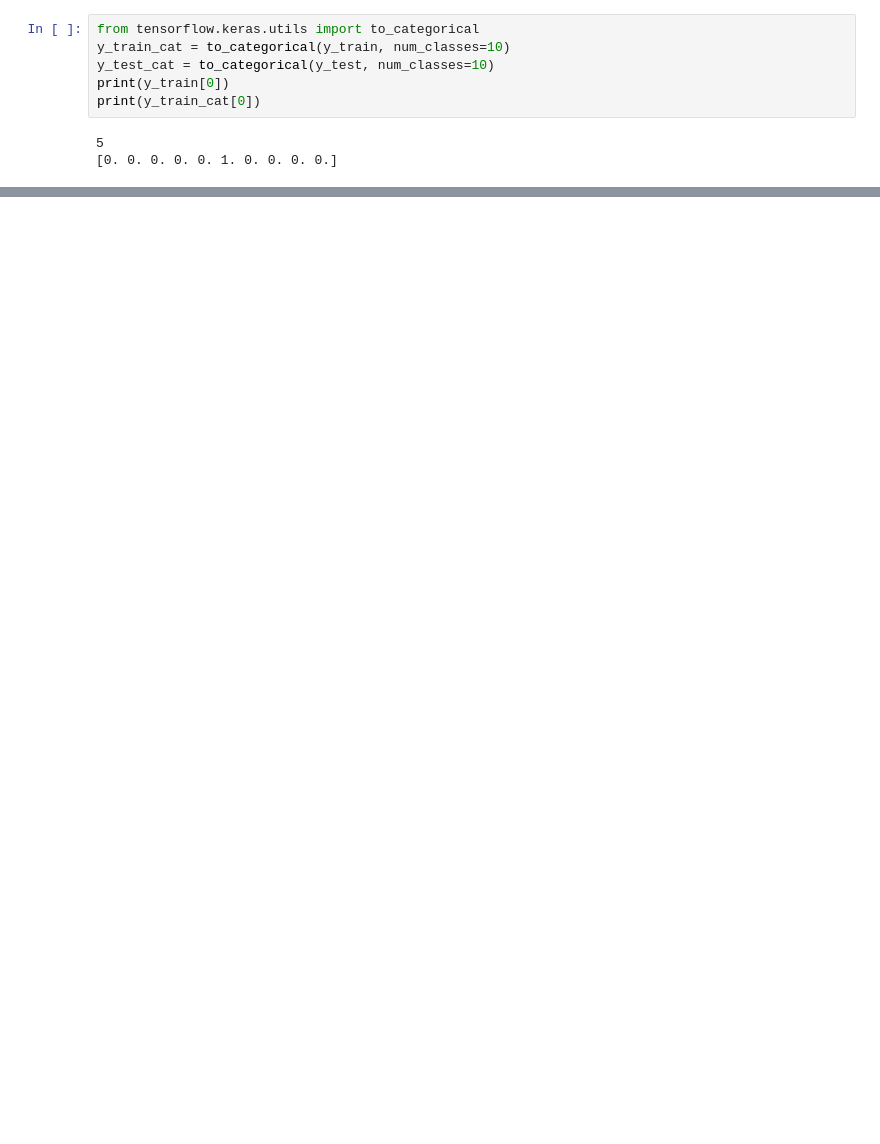
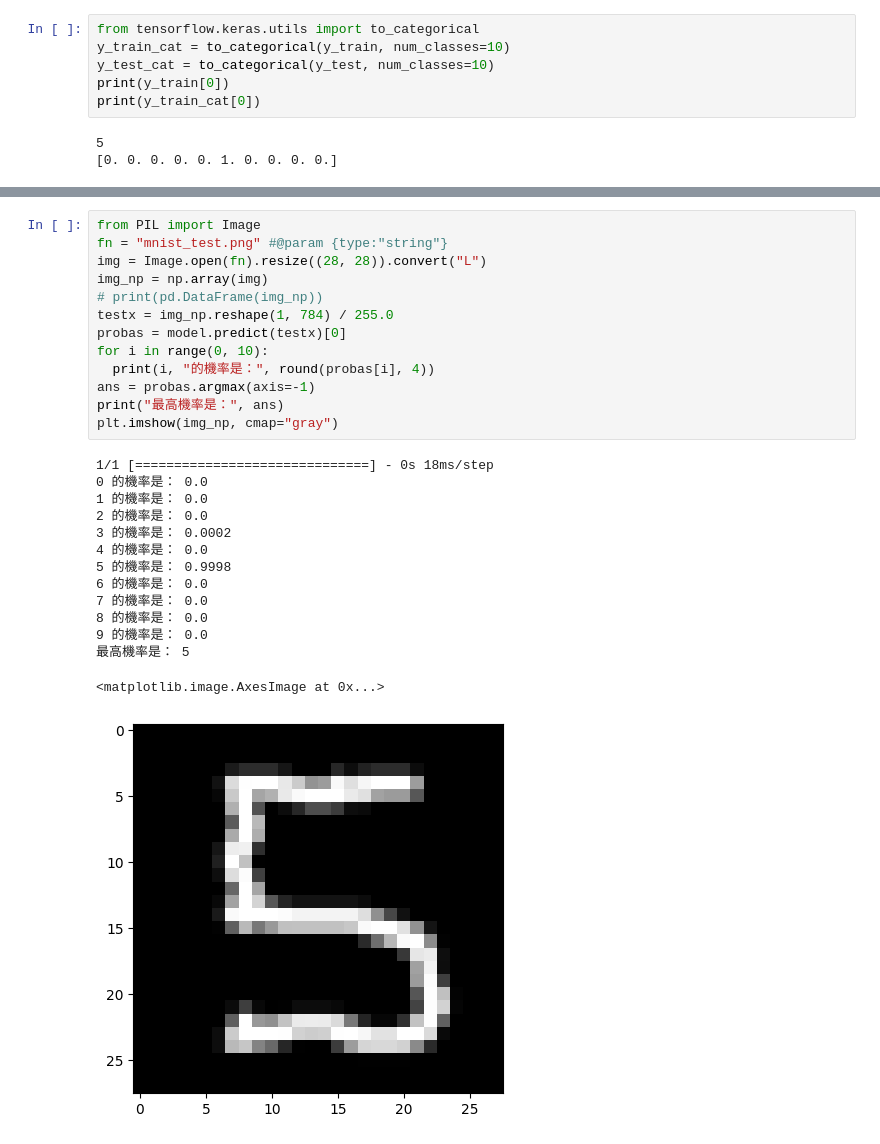
Before and after one commit to EasonChen78/machine_learning, a Jupyter notebook: 20230410_MNIST.ipynb, the cells around one changed output, grey strips where cells are left out. Saved outputs shown, nothing was run; the diff lists cells and outputs as text; blank space fills up the shorter version.

```diff
--- a/20230410_MNIST.ipynb
+++ b/20230410_MNIST.ipynb
@@ -111,0 +159,28 @@ Epoch 40/40
+# %%
+from PIL import Image
+fn = "mnist_test.png" #@param {type:"string"}
+img = Image.open(fn).resize((28, 28)).convert("L")
+img_np = np.array(img)
+# print(pd.DataFrame(img_np))
+testx = img_np.reshape(1, 784) / 255.0
+probas = model.predict(testx)[0]
+for i in range(0, 10):
+  print(i, "的機率是：", round(probas[i], 4))
+ans = probas.argmax(axis=-1)
+print("最高機率是：", ans)
+plt.imshow(img_np, cmap="gray")
+# %% [output]
+1/1 [==============================] - 0s 18ms/step
+0 的機率是： 0.0
+1 的機率是： 0.0
+2 的機率是： 0.0
+3 的機率是： 0.0002
+4 的機率是： 0.0
+5 的機率是： 0.9998
+6 的機率是： 0.0
+7 的機率是： 0.0
+8 的機率是： 0.0
+9 的機率是： 0.0
+最高機率是： 5
+<matplotlib.image.AxesImage at 0x...>
+[figure, added]
```
Also changed, not shown: parts of 7 cells of this notebook.
